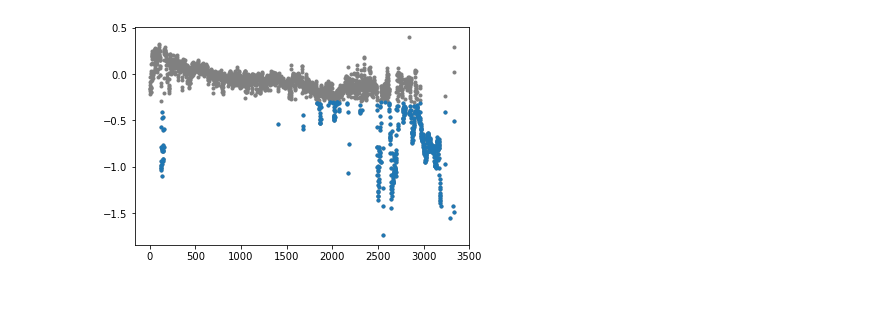
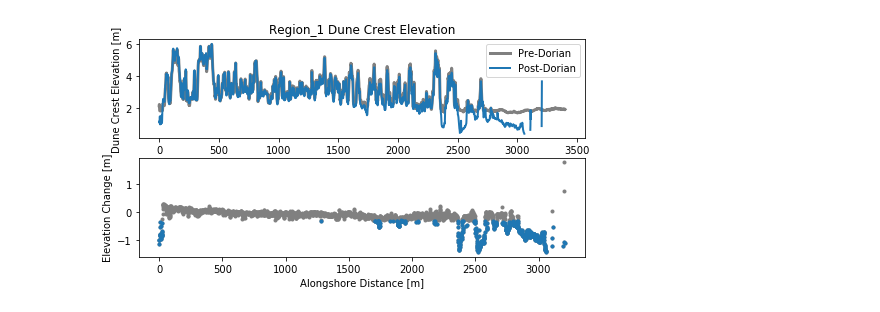
Before and after one commit to csherwood-usgs/CoreBx, a Jupyter notebook: Depth_change_histograms.ipynb, the cells around one changed output. Saved outputs shown, nothing was run; the diff lists cells and outputs as text; code cells hidden in the pictures.

```diff
--- a/Depth_change_histograms.ipynb
+++ b/Depth_change_histograms.ipynb
@@ -44,7 +38,8 @@ dblue = '#1f77b4'
 # regions = [
 #            {'name':"region_4","e0": 387330.,"n0": 3864280.,"xlen": 4000.,"ylen": 700.,"dxdy": 1.,"theta": 45.,'xs_end':400,'d_end':200}]
 
-regions = [{'name':"region_1","e0": 380400.,"n0": 3858160.,"xlen": 3400.,"ylen": 600.,"dxdy": 1.,"theta": 42.,'xs_end':400,'d_end':300},
+# Region 1 has been modified to keep it in the domain of the DEMs, in keeping with CoreBx_multi_v2.
+regions = [{'name':"region_1","e0": 380500.,"n0": 3858240.,"xlen": 3400.,"ylen": 600.,"dxdy": 1.,"theta": 42.,'xs_end':400,'d_end':300},
            {'name':"region_2","e0": 383440.,"n0": 3860830.,"xlen": 3990.,"ylen": 700.,"dxdy": 1.,"theta": 41.,'xs_end':300,'d_end':200},
            {'name':"region_3","e0": 386485.,"n0": 3863430.,"xlen": 1200.,"ylen": 700.,"dxdy": 1.,"theta": 44.,'xs_end':350,'d_end':200},
            {'name':"region_4","e0": 387330.,"n0": 3864280.,"xlen": 4000.,"ylen": 700.,"dxdy": 1.,"theta": 45.,'xs_end':400,'d_end':200},
@@ -54,21 +49,17 @@ regions = [{'name':"region_1","e0": 380400.,"n0": 3858160.,"xlen": 3400.,"ylen":
            {'name':"region_8","e0": 396800.,"n0": 3873240.,"xlen": 3500.,"ylen": 700.,"dxdy": 1.,"theta": 42.,'xs_end':400,'d_end':250},
            {'name':"region_9","e0": 399400.,"n0": 3875580.,"xlen": 3300.,"ylen": 700.,"dxdy": 1.,"theta": 40.,'xs_end':450,'d_end':250}]
 # %%
-vsum = 0.
-vsumall = 0.
-vchangeall = 0.
-vchange=0.
-island_length=0.
-
-bin_edges = np.arange(0,6.75,.25)
+# Initialize arrays for histogram results
+bin_edges = np.arange(0,6.75,.1)
 h0all = np.zeros_like(bin_edges[0:-1])
+h0sall = np.zeros_like(bin_edges[0:-1])
 h1all = np.zeros_like(bin_edges[0:-1])
 h2all = np.zeros_like(bin_edges[0:-1])
-
+pctall = np.zeros_like(bin_edges[0:-1])
 
 for r in regions:
-    print()
-    print(r['name'])
+#     print()
+#     print(r['name'])
     fn = r['name']+'.nc'
     dsa = xr.open_dataset(fn)
     dsaa = np.squeeze(dsa.to_array())
@@ -78,72 +69,82 @@ for r in regions:
     dsaa[0,:,:] = dsaa[0,:,:] - 0.17
 
     dsaa = dsaa.where(dsaa>=0.4)
-
     diffmap = np.squeeze(np.diff(dsaa,axis=0))
 
-    tcmap=plt.cm.terrain
-    tcmap.set_bad(color='darkgray')
     title_str = '{0:s}'.format(r['name'].capitalize())
 
     # calculate dhi
     dhi = dsaa[:,0:r['d_end'],:].max(axis=1,skipna=True).values
-    print("Shape dhi: ",np.shape(dhi))
+
+    x = np.arange(0,np.shape(dhi)[1])
+#     print("Shape x: ",np.shape(x))
+
+    if r['name']=="region_2":
+        print("treat cabins")
+        dhi[:,np.where(dhi[0,:]>5.5)]=np.nan
+
+#     print("Shape dhi: ",np.shape(dhi))
     mean_dhi = np.nanmean(dhi,1)
     std_dhi = np.nanstd(dhi,1)
 
-    x = np.arange(0,np.shape(dhi)[1])
-    print("Shape x: ",np.shape(x))
+
 
     hdiff = np.squeeze(np.diff(dhi,1,0))
     idx = np.where(hdiff<=-.3)
 
+    # Plot to evaluate difference threshold
+    fig = plt.figure(figsize=(8,4))
+    ax1=plt.subplot(211)
+    title_str = '{0:s} Dune Crest Elevation'.format(r['name'].capitalize())
+    plt.plot(x,dhi[0,:],color='gray',linewidth=3,label="Pre-Dorian")
+    plt.plot(x,dhi[1,:],color=dblue,linewidth=2,label="Post-Dorian")
+    plt.legend()
+    plt.ylabel('Dune Crest Elevation [m]')
+    plt.title(title_str)
+    ax2=plt.subplot(212)
+    plt.plot(x, hdiff,'.',c='gray')
+    plt.plot(x[idx], hdiff[idx],'.',c=dblue)
+    plt.ylabel('Elevation Change [m]')
+    plt.xlabel('Alongshore Distance [m]')
 
-    fig = plt.figure()
-    plt.plot(x,hdiff,'.',c='gray')
-    plt.plot(x[idx],hdiff[idx],'.',c=dblue)
+#     fig_name = r['name']+'dune_crest.png'
+#     plt.savefig(fig_name, dpi = 300)
 
     # Histogram of all dhi
-    h0, be = np.histogram(dhi[0,:],np.arange(0,6.75,.25),density=False)
+    h0, be = np.histogram(dhi[0,:],np.arange(0,6.8,.1),density=False)
+    h0s, be = np.histogram(dhi[0,:],np.arange(0,6.8,.1),density=True)
 
     # Histogram of pre-storm dhi that change during storm
-    h1, be = np.histogram(dhi[0,idx],np.arange(0,6.75,.25),density=False)
+    h1, be = np.histogram(dhi[0,idx],np.arange(0,6.8,.1),density=False)
 
     # Histogram of post-storm dhs that change during storm
-    h2, be = np.histogram(dhi[1,idx],np.arange(0,6.75,.25),density=False)
+    h2, be = np.histogram(dhi[1,idx],np.arange(0,6.8,.1),density=False)
 
     # Same as above above, but scaled to 0-1
-    h2s,be = np.histogram(dhi[1,idx],np.arange(0,6.75,.25),density=True)
+    h2s,be = np.histogram(dhi[1,idx],np.arange(0,6.8,.1),density=True)
 
     # Fraction of dhi in each elevation range that changed
     pct = h1/h0
+    pct = np.nan_to_num(pct,copy=False,nan=0.0)
+#     print(pct)
 
     try:
+        h0sall=h0sall+h0s
         h0all=h0all+h0
         h1all=h1all+h1
         h2all=h2all+h2
+        pctall = pctall + pct
     except:
         print('should not see this')
-#         h0all=h0
-#         h1all=h1
-#         h2all=h2
 
     bin_centers = bin_edges[0:-1]+np.diff(bin_edges)
-
-#     # Histogram of dune crest elevations
-#     fig = plt.figure()
-#     ax = plt.subplot(111)
-#     plt.plot( h0, bin_centers,linewidth=3,alpha=.6, label="All Pre-Dorian" )
-#     plt.plot( h1, bin_centers,linewidth=3,alpha=.6, label="Pre-Dorian Changed" )
-#     plt.plot( h2, bin_centers,linewidth=3,alpha=.6, label="Post-Dorian Changed")
-#     plt.legend()
-#     ax.set_ylabel("Elevation [m]")
-#     ax.set_xlabel("Count")
 
     # Histogram
     fig = plt.figure(figsize=(3,4.5))
     ax = plt.subplot(111)
-    plt.plot( pct, bin_centers,linewidth=3,alpha=.6, label="Pre-Dorian Changed")
-    plt.plot( h2s, bin_centers,linewidth=3,alpha=.6, label="Post-Dorian Changed")
+    plt.plot( h0s, bin_centers,linewidth=3, c="gray", alpha=.6, label="Pre-Dorian All")
+    plt.plot( pct, bin_centers,linewidth=3, c=dblue, alpha=.6, label="Pre-Dorian Changed")
+    plt.plot( h2s, bin_centers,linewidth=3, c="pink", alpha=.6, label="Post-Dorian Changed")
     plt.legend()
     ax.set_ylabel("Elevation [m]")
     ax.set_xlabel("Fraction")
@@ -174 +154 @@ Shape x:  (3300,)
-[figure, old version]
+[figure, new version]
```
Also changed, not shown: parts of 7 cells of this notebook, 3 other files.
